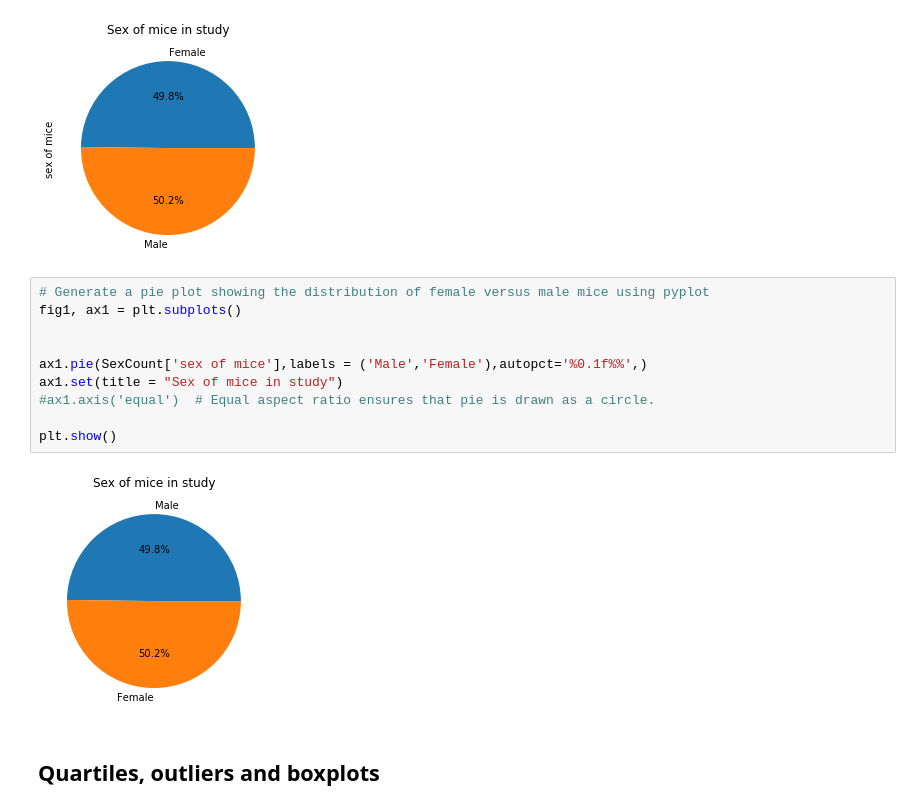
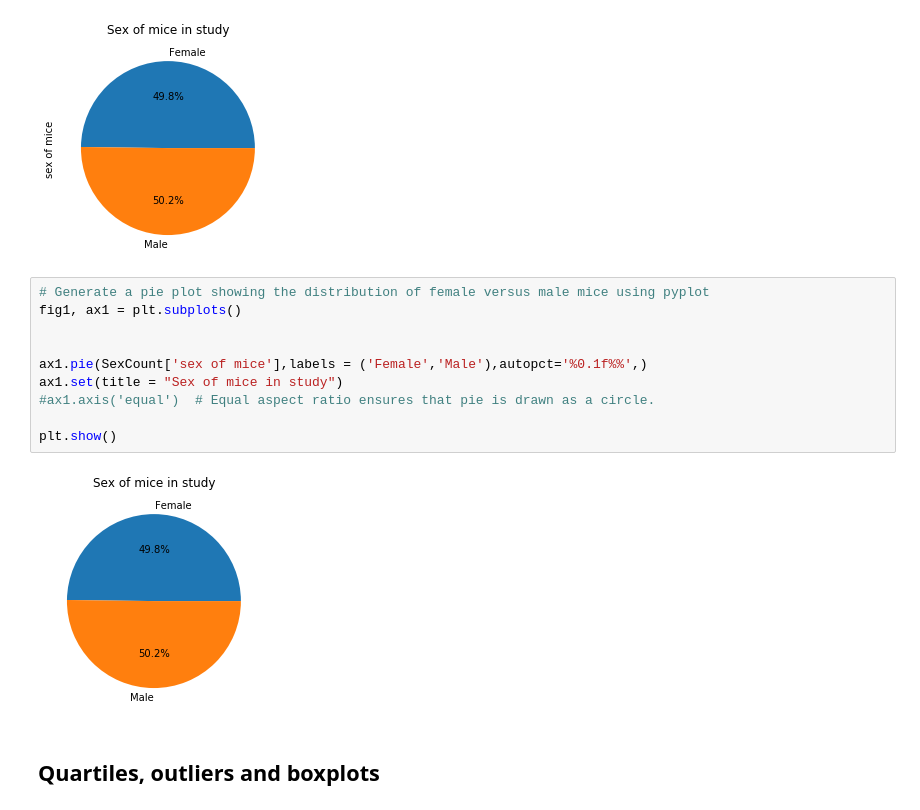
Before and after one commit to seanwayland/matplotlibpractice, a Jupyter notebook: pymaceuticals_starter.ipynb, the cells around one changed output. Saved outputs shown, nothing was run; the diff lists cells and outputs as text.

```diff
--- a/pymaceuticals_starter.ipynb
+++ b/pymaceuticals_starter.ipynb
@@ -108,15 +109,15 @@ plot
 # %%
 # Generate a pie plot showing the distribution of female versus male mice using pyplot
 fig1, ax1 = plt.subplots()
 
 
-ax1.pie(SexCount['sex of mice'],labels = ('Male','Female'),autopct='%0.1f%%',)
+ax1.pie(SexCount['sex of mice'],labels = ('Female','Male'),autopct='%0.1f%%',)
 ax1.set(title = "Sex of mice in study")
 #ax1.axis('equal')  # Equal aspect ratio ensures that pie is drawn as a circle.
 
 plt.show()
 # %% [output]
-[figure, old version]
+[figure, new version]
 # %% [markdown]
 ## Quartiles, outliers and boxplots
 # %%
```
Also changed, not shown: parts of 5 cells of this notebook.
